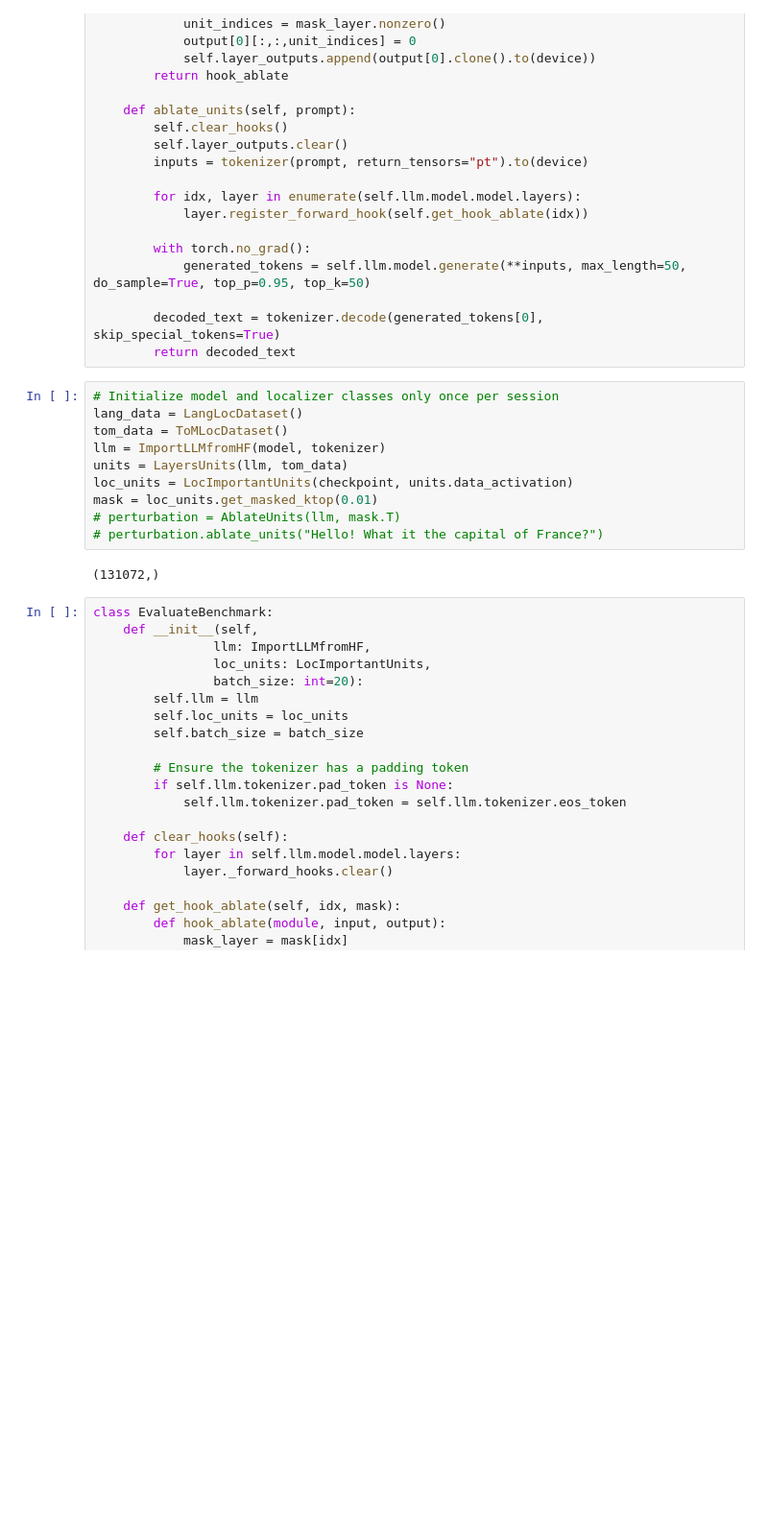
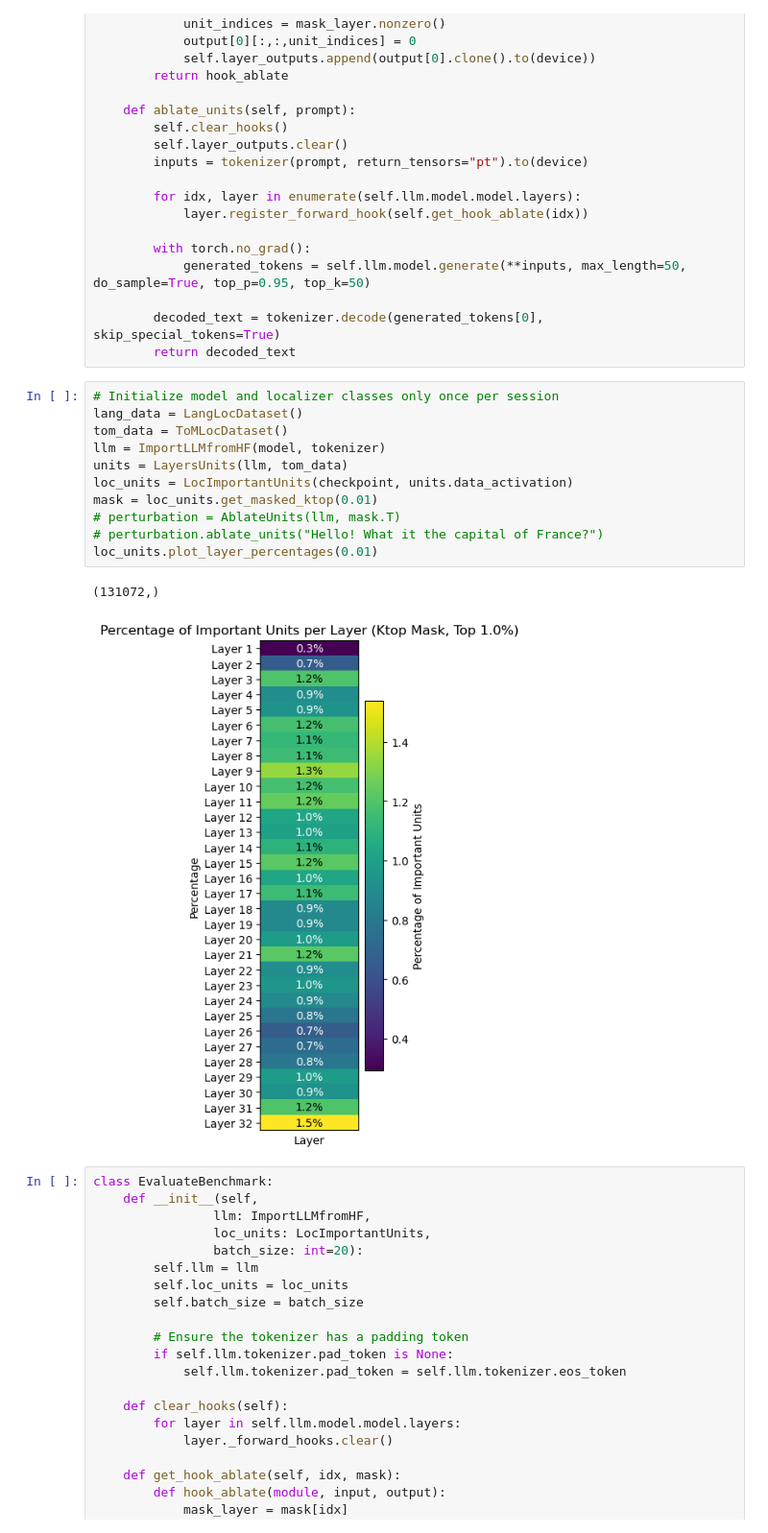
Before and after one commit to YassineJamaa/ToM-LargeModel, a Jupyter notebook: generalize_gpu.ipynb, the cells around one changed output. Shown at 96% size. Saved outputs shown, nothing was run; the diff lists cells and outputs as text; blank space fills up the shorter version.

```diff
--- a/generalize_gpu.ipynb
+++ b/generalize_gpu.ipynb
@@ -327,15 +326,17 @@ class AblateUnits:
 # %%
 # Initialize model and localizer classes only once per session
 lang_data = LangLocDataset()
 tom_data = ToMLocDataset()
 llm = ImportLLMfromHF(model, tokenizer)
 units = LayersUnits(llm, tom_data)
 loc_units = LocImportantUnits(checkpoint, units.data_activation)
 mask = loc_units.get_masked_ktop(0.01)
 # perturbation = AblateUnits(llm, mask.T)
 # perturbation.ablate_units("Hello! What it the capital of France?")
+loc_units.plot_layer_percentages(0.01)
 # %% [output]
 (131072,)
+[figure, added]
 # %%
 class EvaluateBenchmark:
     def __init__(self,
```
Also changed, not shown: parts of 5 cells of this notebook.
